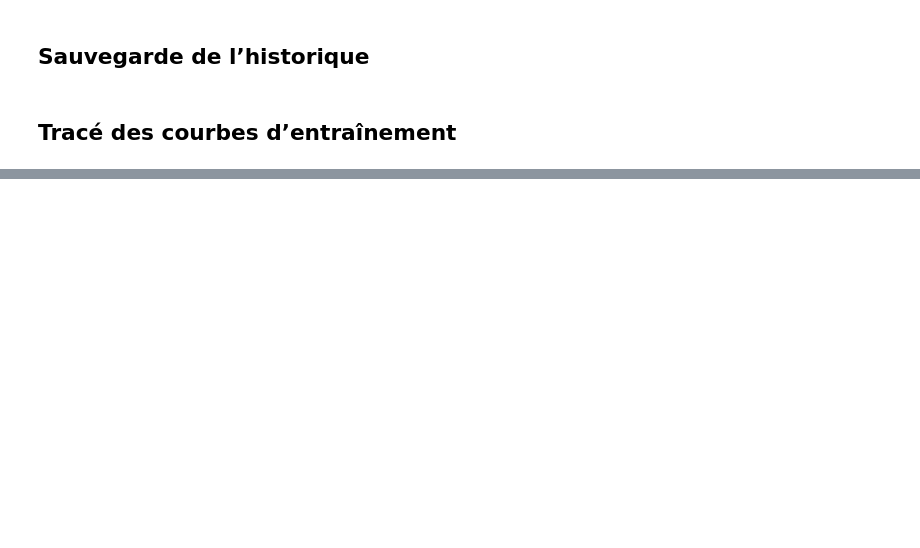
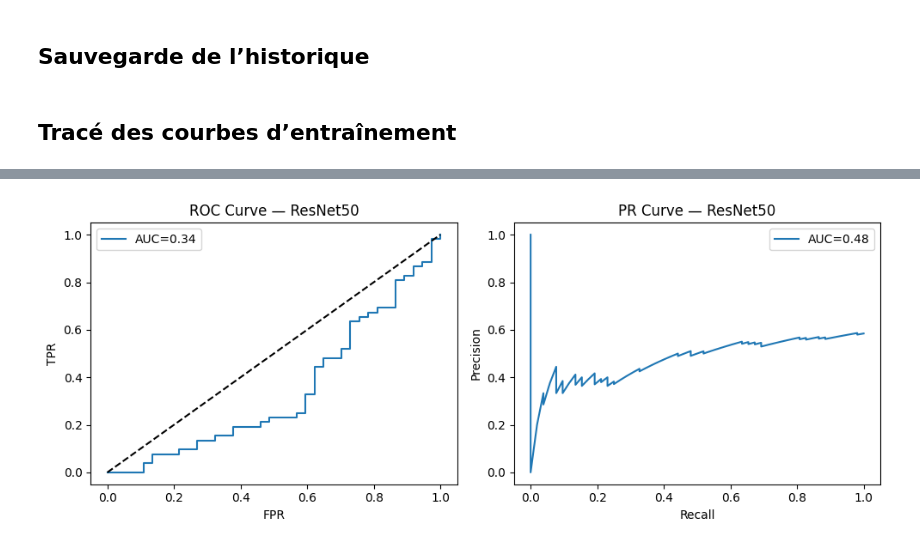
Before and after one commit to Tiits/microcoleus-project, a Jupyter notebook: notebooks/04_finetune.ipynb, the cells around one changed output, grey strips where cells are left out. Cells and saved outputs as stored; diff of their text form; code cells hidden in the pictures; blank space fills up the shorter version.

```diff
--- a/notebooks/04_finetune.ipynb
+++ b/notebooks/04_finetune.ipynb
@@ -180,0 +230,12 @@ plt.show()
+# %%
+# 4) ROC & PR
+roc_pr, pr = compute_roc_pr(y_true, y_score)
+
+# Sauvegarde des ROC & PR
+fig_path = os.path.join(FIG_OUT, f"{run_id}_ROC_PR.png")
+plt.savefig(fig_path, dpi=300)
+print("ROC & PR sauvegardées dans :", fig_path)
+
+plt.show(plot_roc_pr(roc_pr, pr, name='ResNet50'))
+# %% [output]
+[figure, added]
```
Also changed, not shown: parts of 14 cells of this notebook, 2 other files.
